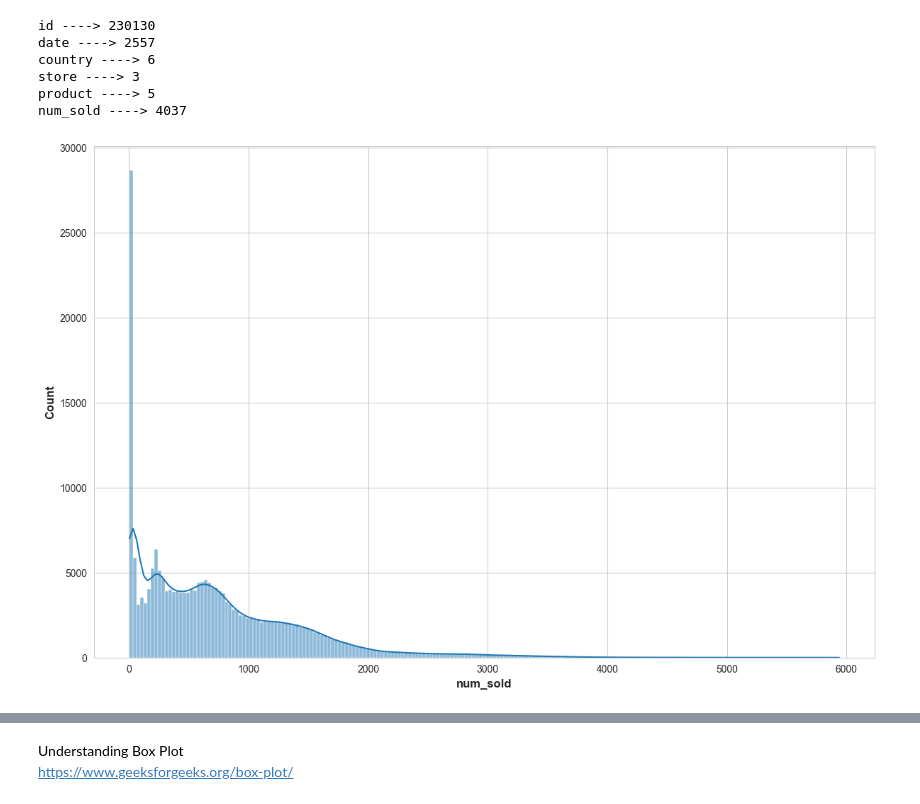
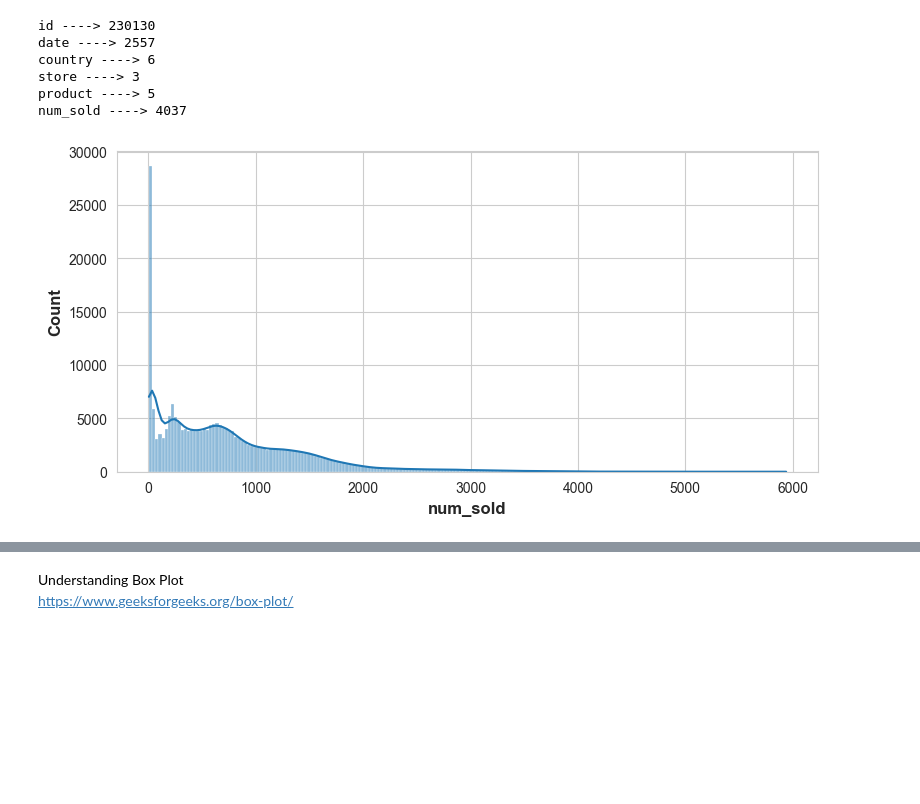
Before and after one commit to omjadhav9271/Forecasting-Sales, a Jupyter notebook: nb01.ipynb, the cells around one changed output, grey strips where cells are left out. Drawn from its saved outputs; the diff is of its cells as text; code cells hidden in the pictures; blank space fills up the shorter version.

```diff
--- a/nb01.ipynb
+++ b/nb01.ipynb
@@ -121,9 +137,9 @@ store ----> 3
 product ----> 5
 num_sold ----> 4037
 # %%
-plt.figure(figsize=(12,8))
+plt.figure(figsize=(8,4))
 sns.histplot(train_df["num_sold"], kde=True)
 plt.show()
 # %% [output]
-[figure, old version]
+[figure, new version]
 # %%
```
Also changed, not shown: parts of 25 cells of this notebook, 1 other file.
